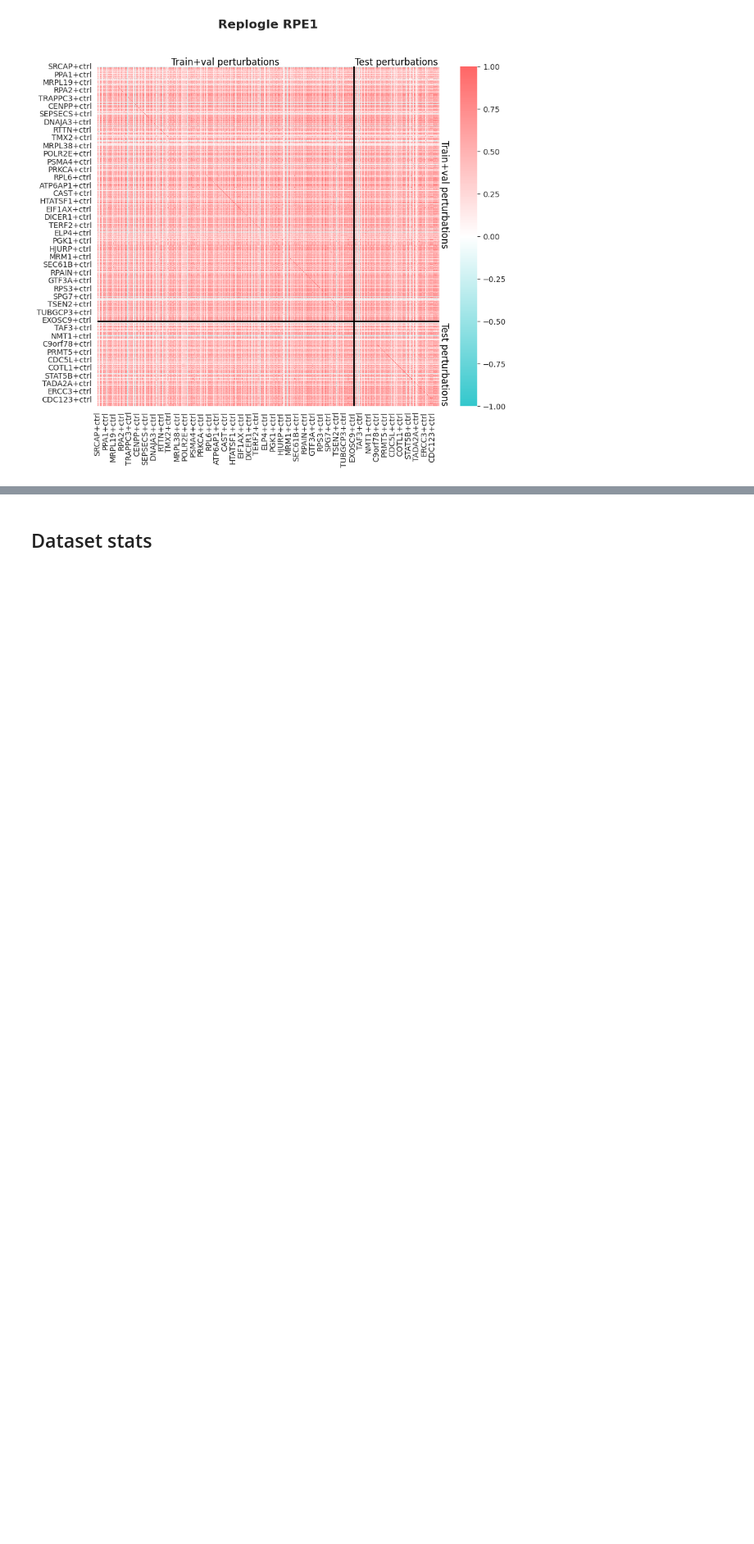
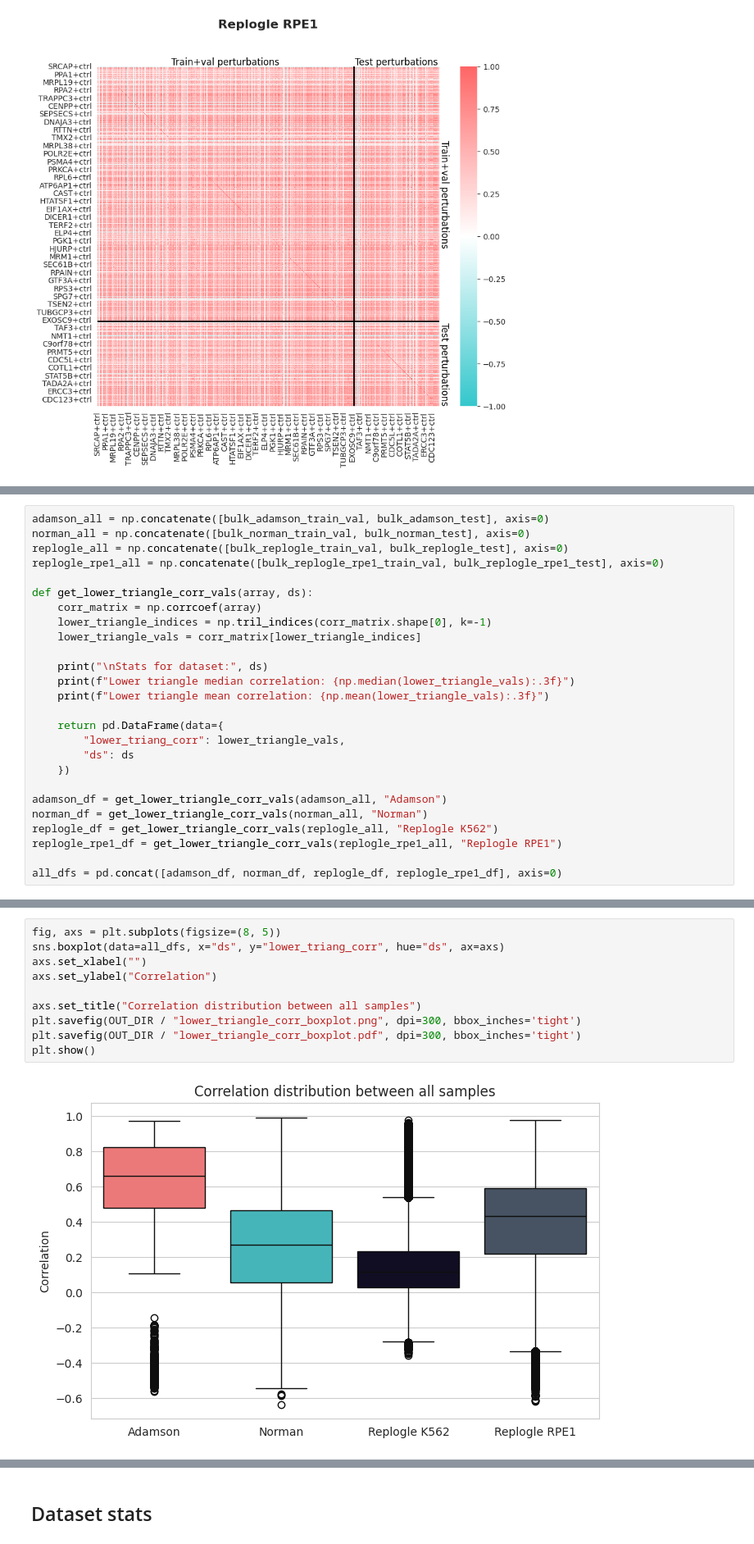
Before and after one commit to turbine-ai/PerturbSeqPredBenchmark, a Jupyter notebook: notebooks/data_analysis.ipynb, the cells around one changed output, grey strips where cells are left out. Shown at 82% size. Saved outputs shown, nothing was run; the diff lists cells and outputs as text; blank space fills up the shorter version.

```diff
--- a/notebooks/data_analysis.ipynb
+++ b/notebooks/data_analysis.ipynb
@@ -210,0 +213,26 @@ Test-train median correlation: 0.388
+# %%
+adamson_all = np.concatenate([bulk_adamson_train_val, bulk_adamson_test], axis=0)
+norman_all = np.concatenate([bulk_norman_train_val, bulk_norman_test], axis=0)
+replogle_all = np.concatenate([bulk_replogle_train_val, bulk_replogle_test], axis=0)
+replogle_rpe1_all = np.concatenate([bulk_replogle_rpe1_train_val, bulk_replogle_rpe1_test], axis=0)
+
+def get_lower_triangle_corr_vals(array, ds):
+    corr_matrix = np.corrcoef(array)
+    lower_triangle_indices = np.tril_indices(corr_matrix.shape[0], k=-1)
+    lower_triangle_vals = corr_matrix[lower_triangle_indices]
+
+    print("\nStats for dataset:", ds)
+    print(f"Lower triangle median correlation: {np.median(lower_triangle_vals):.3f}")
+    print(f"Lower triangle mean correlation: {np.mean(lower_triangle_vals):.3f}")
+
+    return pd.DataFrame(data={
+        "lower_triang_corr": lower_triangle_vals,
+        "ds": ds
+    })
+
+adamson_df = get_lower_triangle_corr_vals(adamson_all, "Adamson")
+norman_df = get_lower_triangle_corr_vals(norman_all, "Norman")
+replogle_df = get_lower_triangle_corr_vals(replogle_all, "Replogle K562")
+replogle_rpe1_df = get_lower_triangle_corr_vals(replogle_rpe1_all, "Replogle RPE1")
+
+all_dfs = pd.concat([adamson_df, norman_df, replogle_df, replogle_rpe1_df], axis=0)
@@ -210,0 +255,12 @@ Test-train median correlation: 0.388
+# %%
+fig, axs = plt.subplots(figsize=(8, 5))
+sns.boxplot(data=all_dfs, x="ds", y="lower_triang_corr", hue="ds", ax=axs)
+axs.set_xlabel("")
+axs.set_ylabel("Correlation")
+
+axs.set_title("Correlation distribution between all samples")
+plt.savefig(OUT_DIR / "lower_triangle_corr_boxplot.png", dpi=300, bbox_inches='tight')
+plt.savefig(OUT_DIR / "lower_triangle_corr_boxplot.pdf", dpi=300, bbox_inches='tight')
+plt.show()
+# %% [output]
+[figure, added]
```
Also changed, not shown: parts of 5 cells of this notebook, 1 other file.
